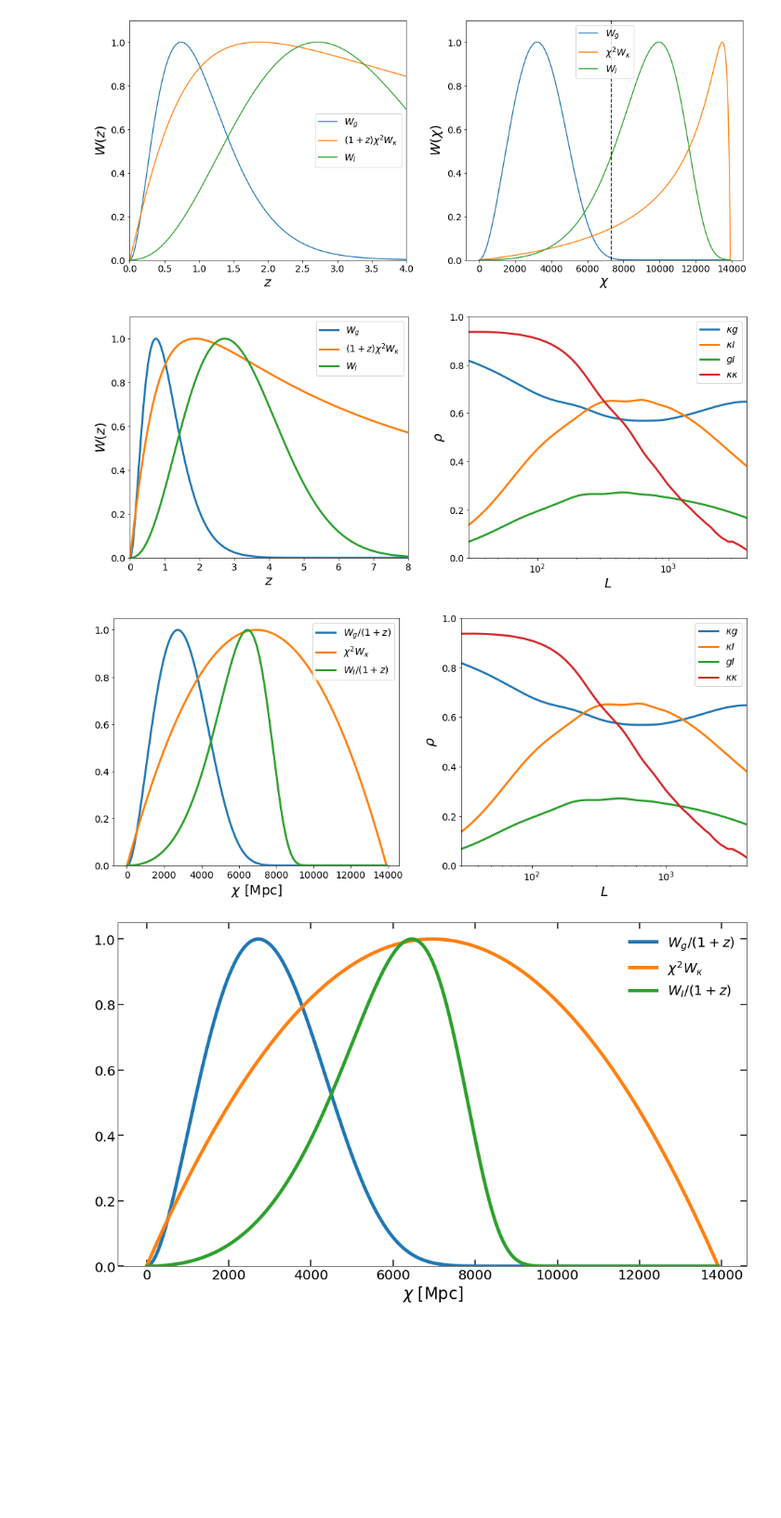
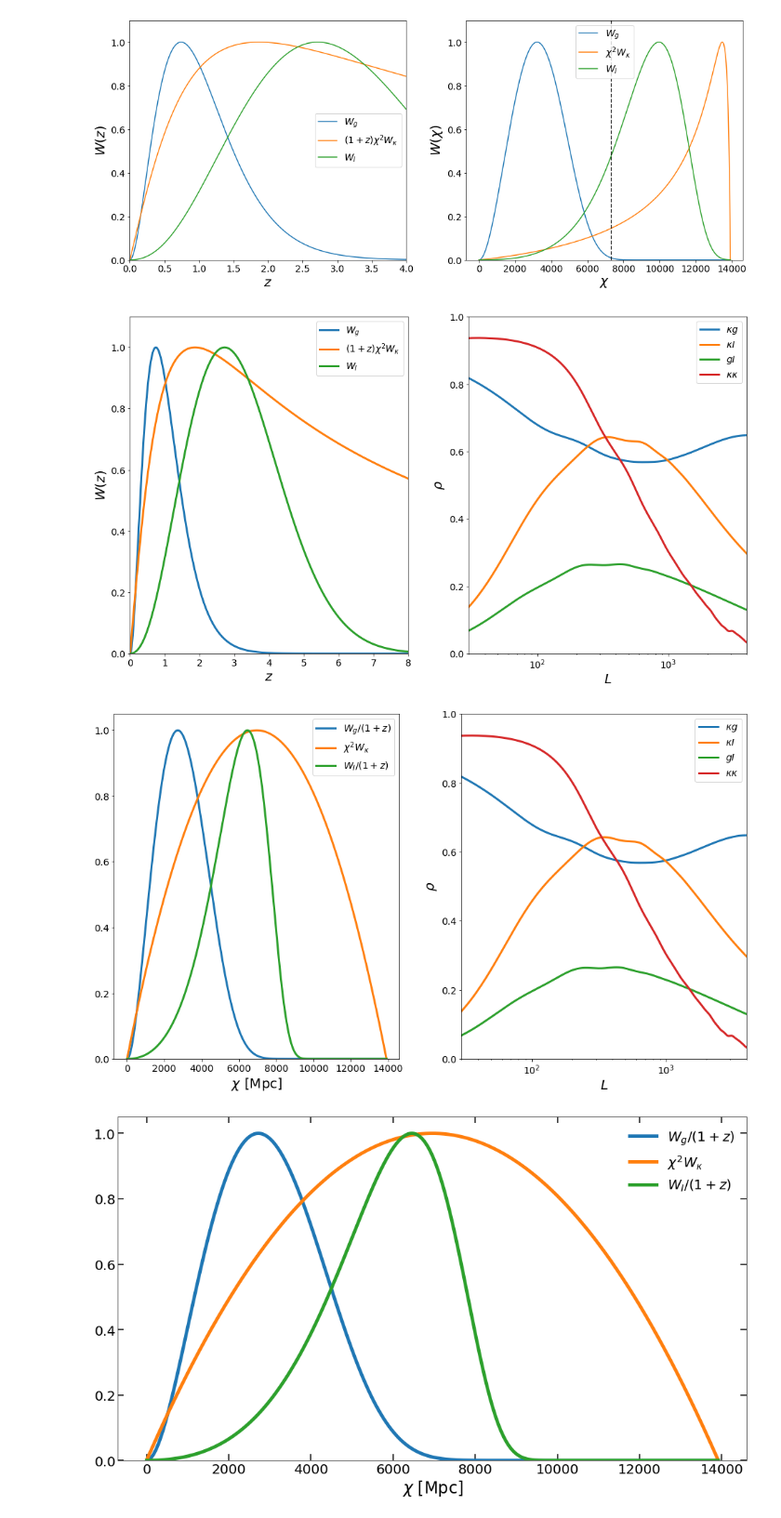
Before and after one commit to mfrobertson/omegaQE, a Jupyter notebook: kkomega/report_plots.ipynb, the cells around one changed output. Shown at 93% size. Cells and saved outputs as stored; diff of their text form; code cells hidden in the pictures; blank space fills up the shorter version.

```diff
--- a/kkomega/report_plots.ipynb
+++ b/kkomega/report_plots.ipynb
@@ -219,35 +219,35 @@ N_g = _noise.get_gal_shot_N()
 Cl_gg = power.get_gal_ps(ells)
 Cl_gI = power.get_cib_gal_ps(ells)
 Cl_gk = power.get_gal_kappa_ps(ells)
 Cl_kk = power.get_kappa_ps(ells)
 corr_gg = Cl_gk/(np.sqrt((Cl_gg + N_g[ells])*Cl_kk))
 plt.semilogx(ells, corr_gg, label="$\kappa g$", linewidth=3)
 nu = 353e9
 N_cib = _noise.get_cib_shot_N(nu=nu)
 N_dust = _noise.get_dust_N(nu)
 Cl_Ik = power.get_cib_kappa_ps(ells, nu, Chi_str)
 Cl_II = power.get_cib_ps(ells, nu)
 corr_II = Cl_Ik/(np.sqrt((Cl_II+N_cib[ells]+N_dust[ells])*Cl_kk))
 ax[1].semilogx(ells, corr_II, label=f"$\kappa I$", linewidth=3)
 Cl_gI = power.get_cib_gal_ps(ells, nu=nu)
 corr_gI = Cl_gI/(np.sqrt((Cl_gg + N_g[ells])*(Cl_II + N_cib[ells]+N_dust[ells])))
 ax[1].semilogx(ells, corr_gI, label=f"$g I$", linewidth=3)
-N0_file = "cache/_N0/N0_foreground_SO_all_base_qe_MV.npy"
+N0_file = "cache/_N0/SO_base/gmv/N0_TEB_lensed_T30-3000_P30-5000.npy"
 _noise.setup_cmb_noise(N0_file, cmb_offset=2)
 N_kk = _noise.get_N0("phi", ellmax=ellmax, tidy=True, ell_factors=False)
 corr_kk = Cl_kk/(np.sqrt((Cl_kk + N_kk[ells])*Cl_kk))
 ax[1].semilogx(ells, corr_kk, label=f"$\kappa\kappa$", linewidth=3)
 ax[1].set_ylabel(r"$\rho$", fontsize=20)
 ax[1].set_xlabel("$L$", fontsize=20)
 ax[1].set_xlim(30,4000)
 ax[1].set_ylim(0,1)
 ax[1].legend(prop={'size': 14})
 # ax[1].set_title("Cross Correlation Coeficient")
 ax[1].tick_params(labelsize=14)
 
 plt.show()
 # %% [output]
-[figure, old version]
+[figure, new version]
 # %%
 ellmax = 4000
 ells = np.arange(2, ellmax + 1, 1)
@@ -290,7 +290,7 @@ ax[1].semilogx(ells, corr_II, label=f"$\kappa I$", linewidth=3)
 Cl_gI = power.get_cib_gal_ps(ells, nu=nu)
 corr_gI = Cl_gI/(np.sqrt((Cl_gg + N_g[ells])*(Cl_II + N_cib[ells]+N_dust[ells])))
 ax[1].semilogx(ells, corr_gI, label=f"$g I$", linewidth=3)
-N0_file = "cache/_N0/N0_foreground_SO_all_base_qe_MV.npy"
+N0_file = "cache/_N0/SO_base/gmv/N0_TEB_lensed_T30-3000_P30-5000.npy"
 _noise.setup_cmb_noise(N0_file, cmb_offset=2)
 N_kk = _noise.get_N0("phi", ellmax=ellmax, tidy=True, ell_factors=False)
 corr_kk = Cl_kk/(np.sqrt((Cl_kk + N_kk[ells])*Cl_kk))
@@ -306,7 +306,7 @@ ax[1].tick_params(labelsize=14)
 fig.savefig("_report_plots/windows_corr.pdf", bbox_inches='tight')
 plt.show()
 # %% [output]
-[figure, old version]
+[figure, new version]
 # %%
 plt.rcParams['figure.figsize'] = [15, 9]
 ellmax = 4000
```
Also changed, not shown: parts of 15 cells of this notebook, 7 other files.
